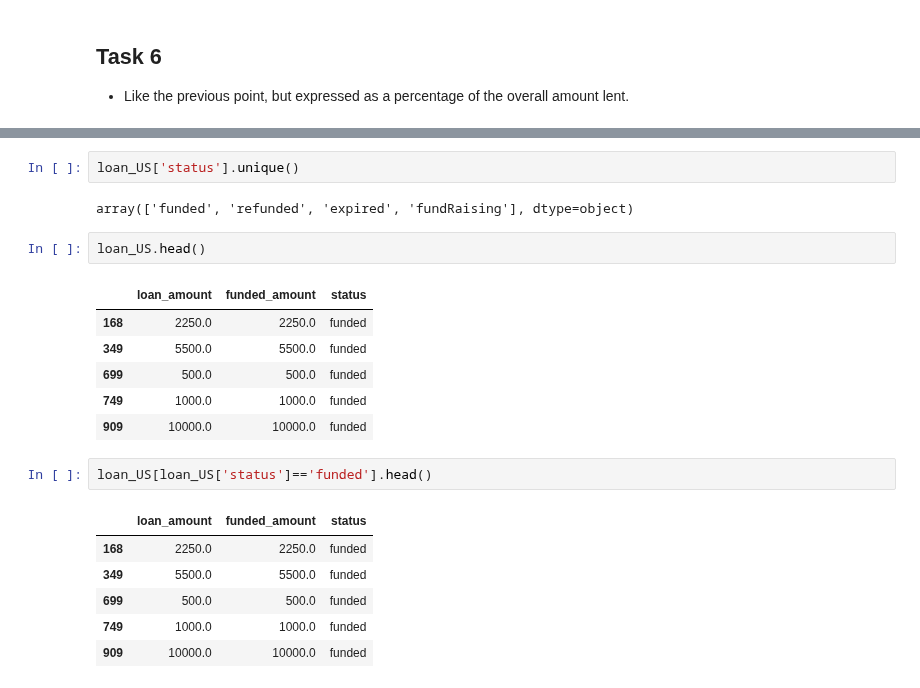
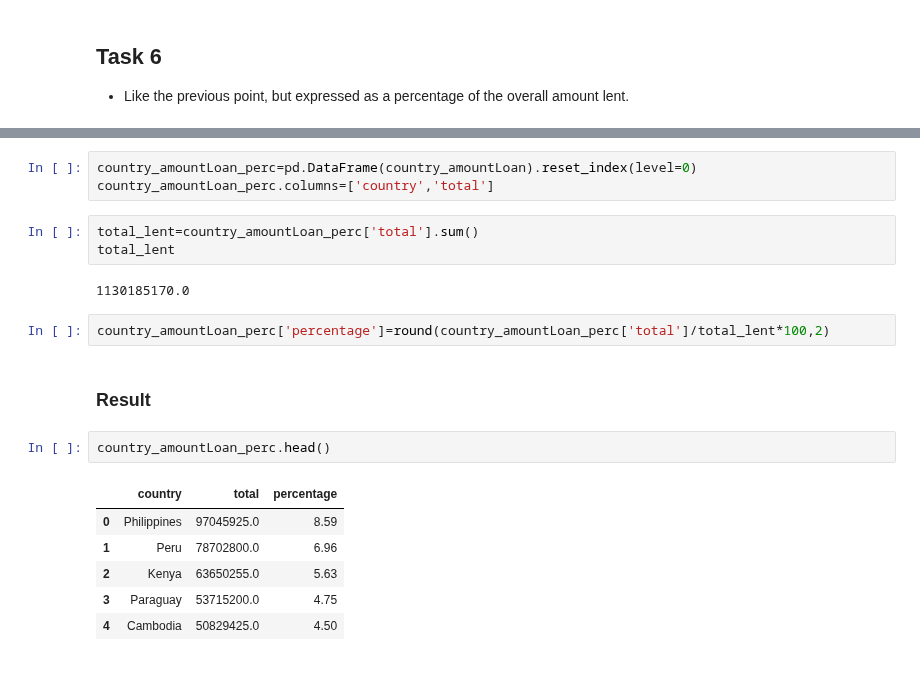
Before and after one commit to gaveter/Project_cs, a Jupyter notebook: Project.ipynb, the cells around one changed output, grey strips where cells are left out. Cells and saved outputs as stored; diff of their text form.

```diff
--- a/Project.ipynb
+++ b/Project.ipynb
@@ -298,22 +291,21 @@ loan_US = loan[loan['country_name']=='United States'][['loan_amount','funded_amo
-# %%
-loan_US['status'].unique()
-# %% [output]
-array(['funded', 'refunded', 'expired', 'fundRaising'], dtype=object)
+# %%
+country_amountLoan_perc=pd.DataFrame(country_amountLoan).reset_index(level=0)
+country_amountLoan_perc.columns=['country','total']
+# %%
+total_lent=country_amountLoan_perc['total'].sum()
+total_lent
+# %% [output]
+1130185170.0
+# %%
+country_amountLoan_perc['percentage']=round(country_amountLoan_perc['total']/total_lent*100,2)
+# %% [markdown]
+### Result
 # %%
-loan_US.head()
+country_amountLoan_perc.head()
 # %% [output]
-|  | loan_amount | funded_amount | status |
-| 168 | 2250.0 | 2250.0 | funded |
-| 349 | 5500.0 | 5500.0 | funded |
-| 699 | 500.0 | 500.0 | funded |
-| 749 | 1000.0 | 1000.0 | funded |
-| 909 | 10000.0 | 10000.0 | funded |
+|  | country | total | percentage |
+| 0 | Philippines | 97045925.0 | 8.59 |
+| 1 | Peru | 78702800.0 | 6.96 |
+| 2 | Kenya | 63650255.0 | 5.63 |
+| 3 | Paraguay | 53715200.0 | 4.75 |
+| 4 | Cambodia | 50829425.0 | 4.50 |
-# %%
-loan_US[loan_US['status']=='funded'].head()
-# %% [output]
-|  | loan_amount | funded_amount | status |
-| 168 | 2250.0 | 2250.0 | funded |
-| 349 | 5500.0 | 5500.0 | funded |
-| 699 | 500.0 | 500.0 | funded |
-| 749 | 1000.0 | 1000.0 | funded |
-| 909 | 10000.0 | 10000.0 | funded |
```
Also changed, not shown: parts of 10 cells of this notebook.
